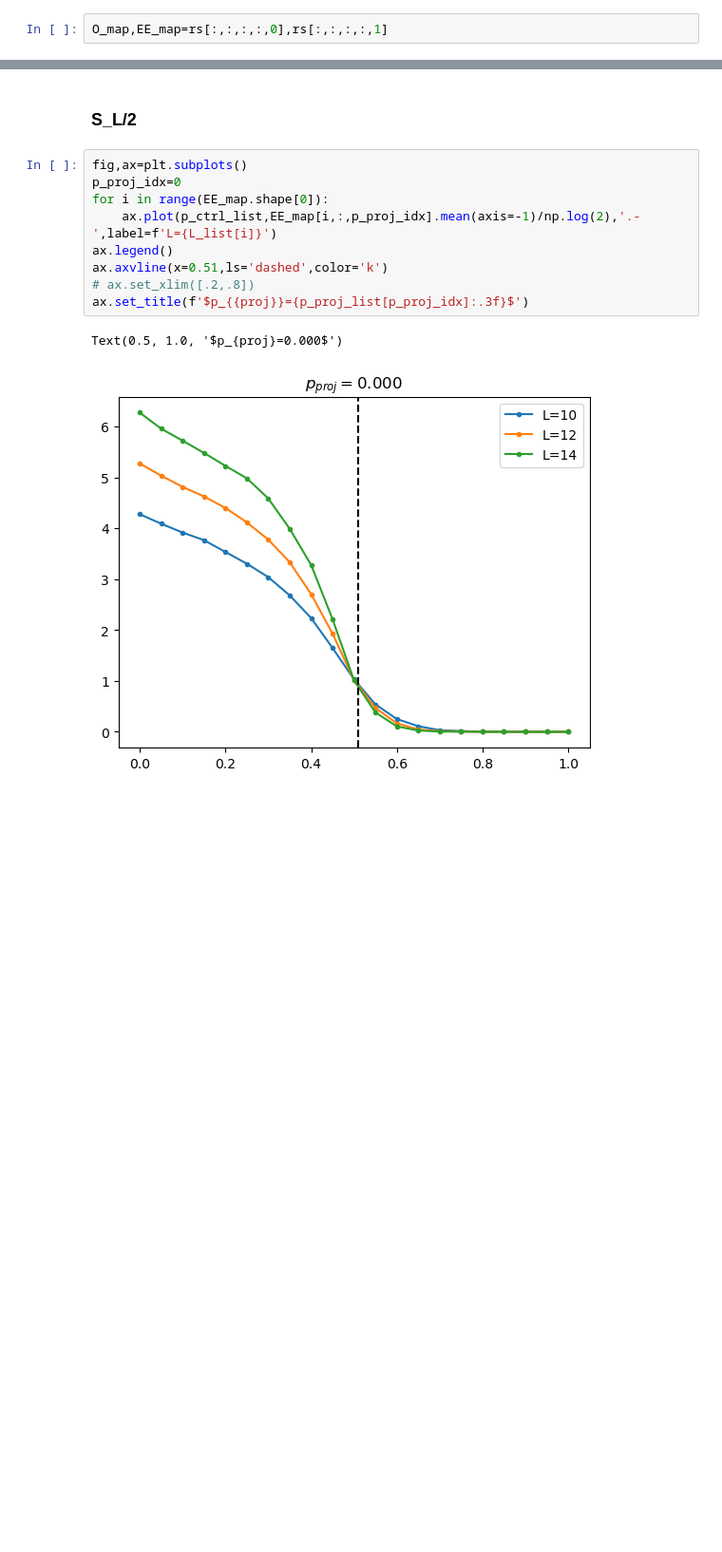
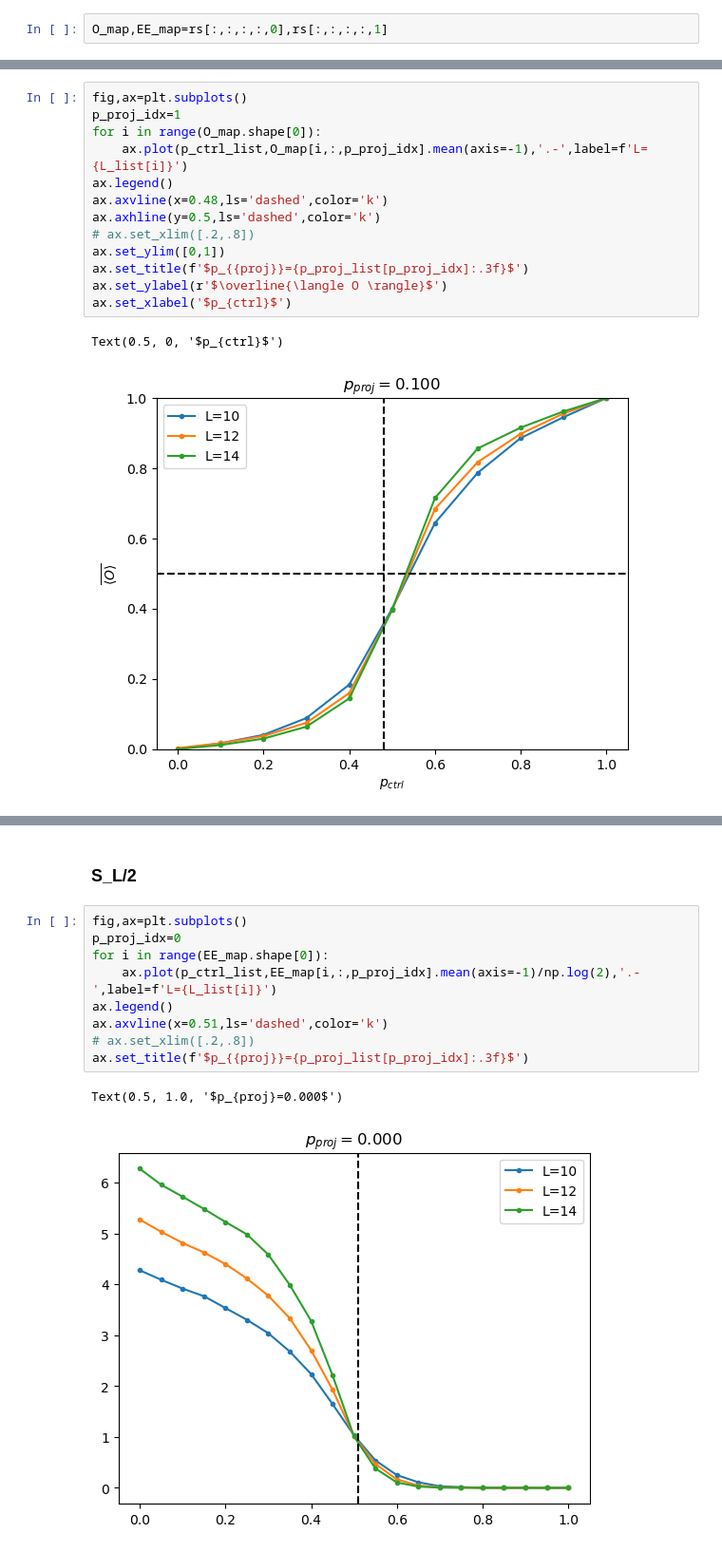
Before and after one commit to hainingpan/control_transition, a Jupyter notebook: parallel_run.ipynb, the cells around one changed output, grey strips where cells are left out. Shown at 95% size. Drawn from its saved outputs; the diff is of its cells as text; blank space fills up the shorter version.

```diff
--- a/parallel_run.ipynb
+++ b/parallel_run.ipynb
@@ -266,0 +186,16 @@ Text(0.5, 1.0, '$p_{proj}=0.500$')
+# %%
+fig,ax=plt.subplots()
+p_proj_idx=1
+for i in range(O_map.shape[0]):
+    ax.plot(p_ctrl_list,O_map[i,:,p_proj_idx].mean(axis=-1),'.-',label=f'L={L_list[i]}')
+ax.legend()
+ax.axvline(x=0.48,ls='dashed',color='k')
+ax.axhline(y=0.5,ls='dashed',color='k')
+# ax.set_xlim([.2,.8])
+ax.set_ylim([0,1])
+ax.set_title(f'$p_{{proj}}={p_proj_list[p_proj_idx]:.3f}$')
+ax.set_ylabel(r'$\overline{\langle O \rangle}$')
+ax.set_xlabel('$p_{ctrl}$')
+# %% [output]
+Text(0.5, 0, '$p_{ctrl}$')
+[figure, added]
```
Also changed, not shown: parts of 80 cells of this notebook.
